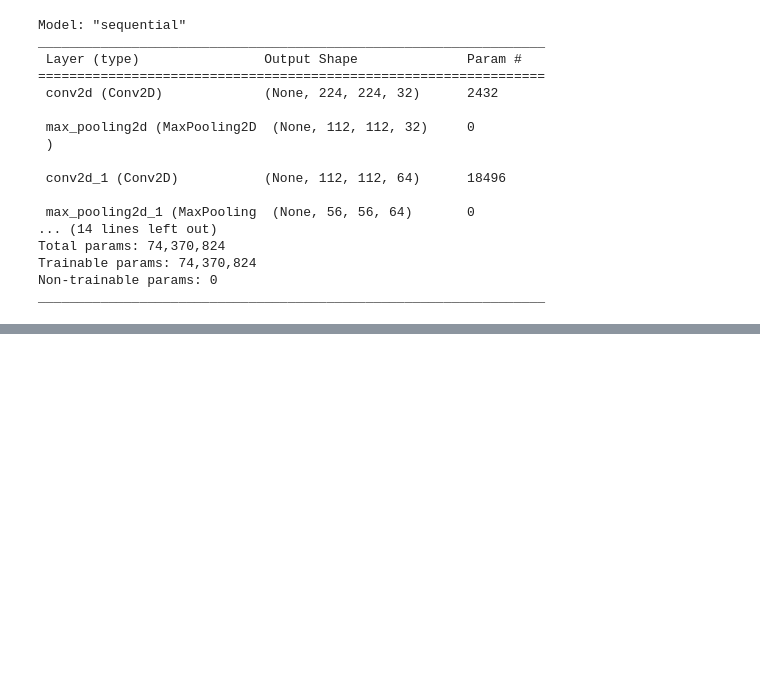
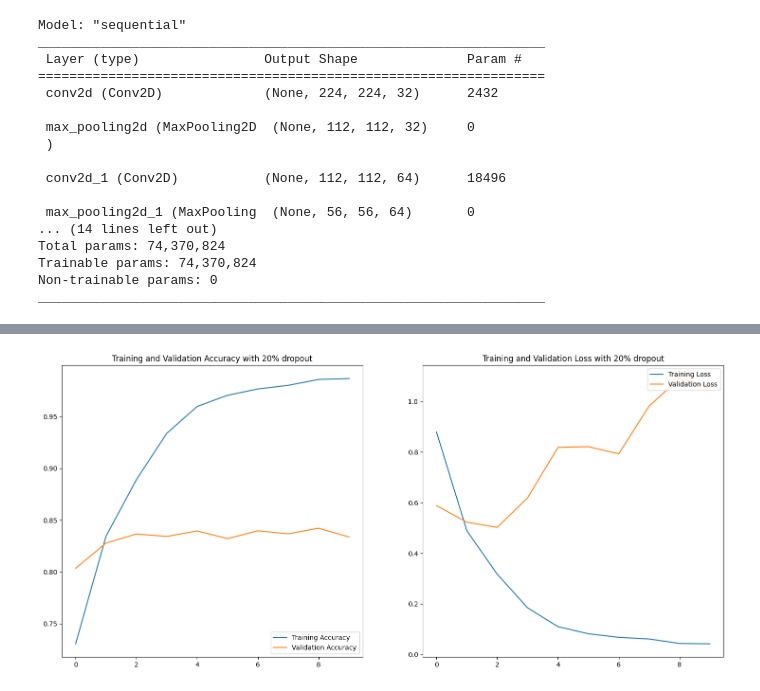
Before and after one commit to chuksoo/ISYE-6740-Project---Shoe-Image-Recognition, a Jupyter notebook: Project Report/deep_neural_network_for_shoe_model_identification.ipynb, the cells around one changed output, grey strips where cells are left out. Drawn from its saved outputs; the diff is of its cells as text; code cells hidden in the pictures; blank space fills up the shorter version.

```diff
--- a/Project Report/deep_neural_network_for_shoe_model_identification.ipynb
+++ b/Project Report/deep_neural_network_for_shoe_model_identification.ipynb
@@ -315,0 +394,5 @@ Epoch 10/10
+# %%
+Callback = tf.keras.callbacks.EarlyStopping(monitor='accuracy', patience=3)
+dropout_model_fit = dropout_model.fit(x_train,
+                      validation_data = x_val,
+                      epochs = 10, callbacks=Callback)
@@ -316,3 +421,29 @@ Epoch 10/10
+# %%
+# Visualize training results
+epochs = 10
+acc = dropout_model_fit.history['accuracy']
+val_acc = dropout_model_fit.history['val_accuracy']
+
+loss = dropout_model_fit.history['loss']
+val_loss = dropout_model_fit.history['val_loss']
+
+epochs_range = range(epochs)
+
+plt.figure(figsize=(18, 8))
+plt.subplot(1, 2, 1)
+plt.plot(epochs_range, acc, label='Training Accuracy')
+plt.plot(epochs_range, val_acc, label='Validation Accuracy')
+plt.legend(loc='lower right')
+plt.title('Training and Validation Accuracy with 20% dropout')
+
+plt.subplot(1, 2, 2)
+plt.plot(epochs_range, loss, label='Training Loss')
+plt.plot(epochs_range, val_loss, label='Validation Loss')
+plt.legend(loc='upper right')
+plt.title('Training and Validation Loss with 20% dropout')
+plt.show()
+# %% [output]
+[figure, added]
 # %%
 # Evaluate models
 test_accuracy = model.evaluate(x_test)[1] * 100
```
Also changed, not shown: parts of 11 cells of this notebook, 3 other files.
